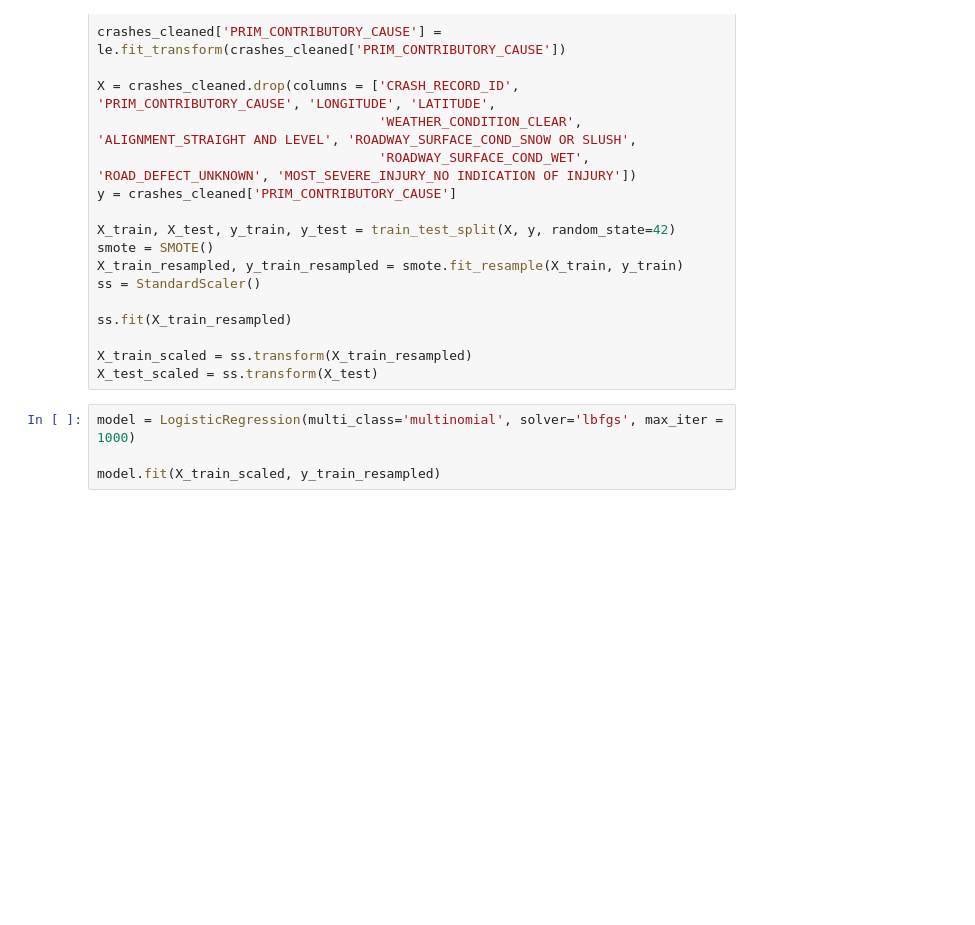
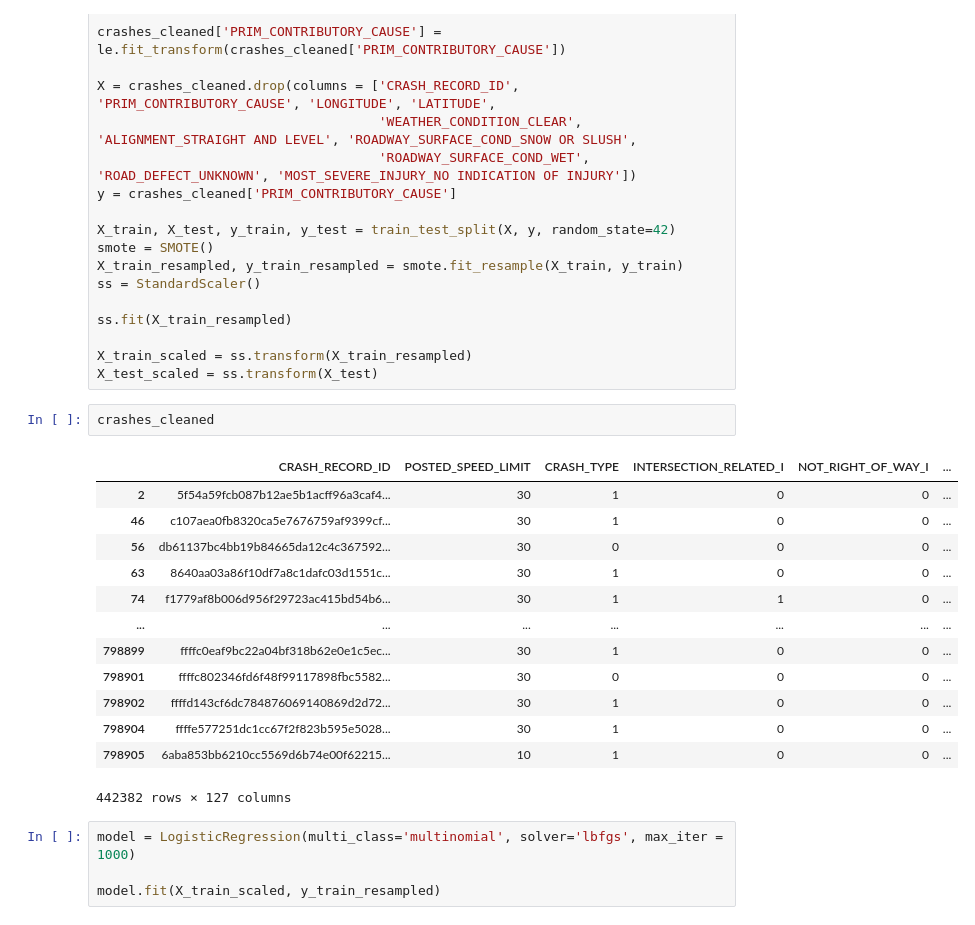
Before and after one commit to nechamab/chicago_car_crashes, a Jupyter notebook: notebooks/Messing_Around.ipynb, the cells around one changed output. Cells and saved outputs as stored; diff of their text form; blank space fills up the shorter version.

```diff
--- a/notebooks/Messing_Around.ipynb
+++ b/notebooks/Messing_Around.ipynb
@@ -154,6 +147,22 @@ ss.fit(X_train_resampled)
 
 X_train_scaled = ss.transform(X_train_resampled)
 X_test_scaled = ss.transform(X_test)
+# %%
+crashes_cleaned
+# %% [output]
+|  | CRASH_RECORD_ID | POSTED_SPEED_LIMIT | CRASH_TYPE | INTERSECTION_RELATED_I | NOT_RIGHT_OF_WAY_I | ... |
+| 2 | 5f54a59fcb087b12ae5b1acff96a3caf4... | 30 | 1 | 0 | 0 | ... |
+| 46 | c107aea0fb8320ca5e7676759af9399cf... | 30 | 1 | 0 | 0 | ... |
+| 56 | db61137bc4bb19b84665da12c4c367592... | 30 | 0 | 0 | 0 | ... |
+| 63 | 8640aa03a86f10df7a8c1dafc03d1551c... | 30 | 1 | 0 | 0 | ... |
+| 74 | f1779af8b006d956f29723ac415bd54b6... | 30 | 1 | 1 | 0 | ... |
+| ... | ... | ... | ... | ... | ... | ... |
+| 798899 | ffffc0eaf9bc22a04bf318b62e0e1c5ec... | 30 | 1 | 0 | 0 | ... |
+| 798901 | ffffc802346fd6f48f99117898fbc5582... | 30 | 0 | 0 | 0 | ... |
+| 798902 | ffffd143cf6dc784876069140869d2d72... | 30 | 1 | 0 | 0 | ... |
+| 798904 | ffffe577251dc1cc67f2f823b595e5028... | 30 | 1 | 0 | 0 | ... |
+| 798905 | 6aba853bb6210cc5569d6b74e00f62215... | 10 | 1 | 0 | 0 | ... |
+442382 rows × 127 columns
 # %%
 model = LogisticRegression(multi_class='multinomial', solver='lbfgs', max_iter = 1000)
 
```
Also changed, not shown: parts of 33 cells of this notebook, 2 other files.
